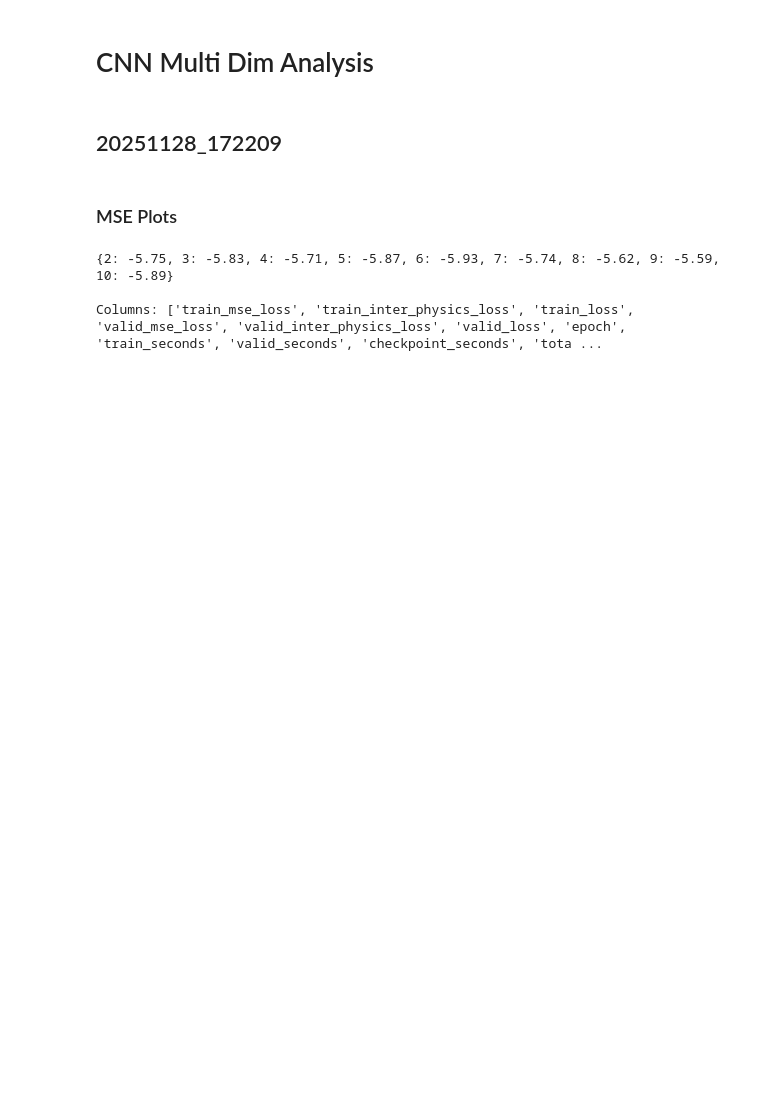
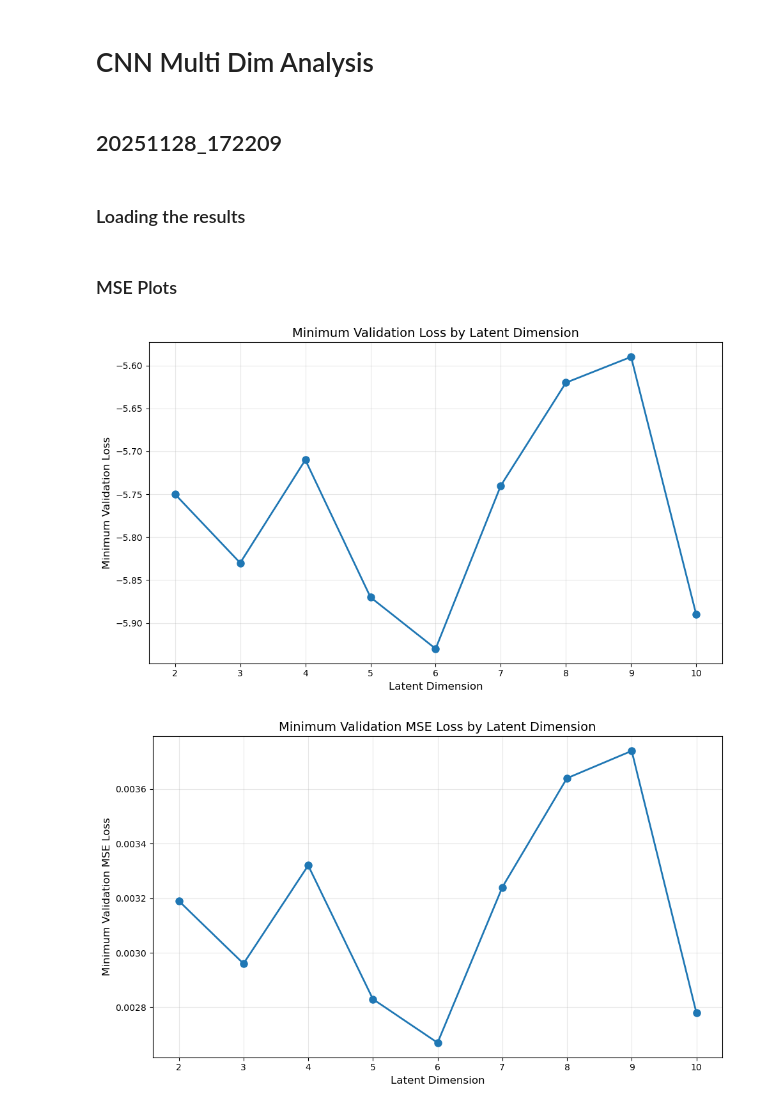
Before and after one commit to briandaniel14/molearn, a Jupyter notebook: analysis/cnn_multi_dim.ipynb, the cells around one changed output. Drawn from its saved outputs; the diff is of its cells as text; code cells hidden in the pictures; blank space fills up the shorter version.

```diff
--- a/analysis/cnn_multi_dim.ipynb
+++ b/analysis/cnn_multi_dim.ipynb
@@ -2,40 +2,52 @@
 # CNN Multi Dim Analysis
 # %% [markdown]
 ## 20251128_172209
-# %% [markdown]
-### MSE Plots
+# %% [markdown]
+### Loading the results
 # %%
 import pandas as pd
 import matplotlib.pyplot as plt
 import numpy as np
+import torch
 
 from pathlib import Path
-# Load the log file
 
 log_dfs = {}
 min_valid_losses = {}
+min_valid_mse_losses = {}
+converged_models = {}
 
+base_path = r"../results/20251128_172209/cnn_multi_dim"
 for n in range(2, 11):
-    log_dfs[n] = pd.read_csv(Path(f"../results/20251128_172209/cnn_multi_dim/{n}/log.dat"))
+    log_dfs[n] = pd.read_csv(Path(f"{base_path}/{n}/log.dat"))
+    best_epoch = log_dfs[n]['valid_loss'].idxmin()
     min_valid_losses[n] = min(log_dfs[n].valid_loss)
+    min_valid_mse_losses[n] = min(log_dfs[n].valid_mse_loss)
 
-print(min_valid_losses)
-
-# Display basic info
-print(f"\nColumns: {log_dfs[2].columns.tolist()}")
-
-#
+    checkpoint_path = Path(f"{base_path}/{n}/checkpoint_converged.ckpt")
+    converged_models[n] = torch.load(checkpoint_path, map_location=torch.device('cpu'), weights_only=False)
-# %% [output]
-{2: -5.75, 3: -5.83, 4: -5.71, 5: -5.87, 6: -5.93, 7: -5.74, 8: -5.62, 9: -5.59, 10: -5.89}
-
-Columns: ['train_mse_loss', 'train_inter_physics_loss', 'train_loss', 'valid_mse_loss', 'valid_inter_physics_loss', 'valid_loss', 'epoch', 'train_seconds', 'valid_seconds', 'checkpoint_seconds', 'tota ...
+# %% [markdown]
+### MSE Plots
 # %%
 # Plot line graph of minimum validation losses
 plt.figure(figsize=(10, 6))
 plt.plot(list(min_valid_losses.keys()), list(min_valid_losses.values()), marker='o', linewidth=2, markersize=8)
 plt.xlabel('Latent Dimension', fontsize=12)
 plt.ylabel('Minimum Validation Loss', fontsize=12)
 plt.title('Minimum Validation Loss by Latent Dimension', fontsize=14)
 plt.grid(alpha=0.3)
 plt.tight_layout()
 plt.show()
+
+# Plot line graph of minimum validation MSE_losses
+plt.figure(figsize=(10, 6))
+plt.plot(list(min_valid_mse_losses.keys()), list(min_valid_mse_losses.values()), marker='o', linewidth=2, markersize=8)
+plt.xlabel('Latent Dimension', fontsize=12)
+plt.ylabel('Minimum Validation MSE Loss', fontsize=12)
+plt.title('Minimum Validation MSE Loss by Latent Dimension', fontsize=14)
+plt.grid(alpha=0.3)
+plt.tight_layout()
+plt.show()
+# %% [output]
+[figure, added]
+[figure, added]
```
